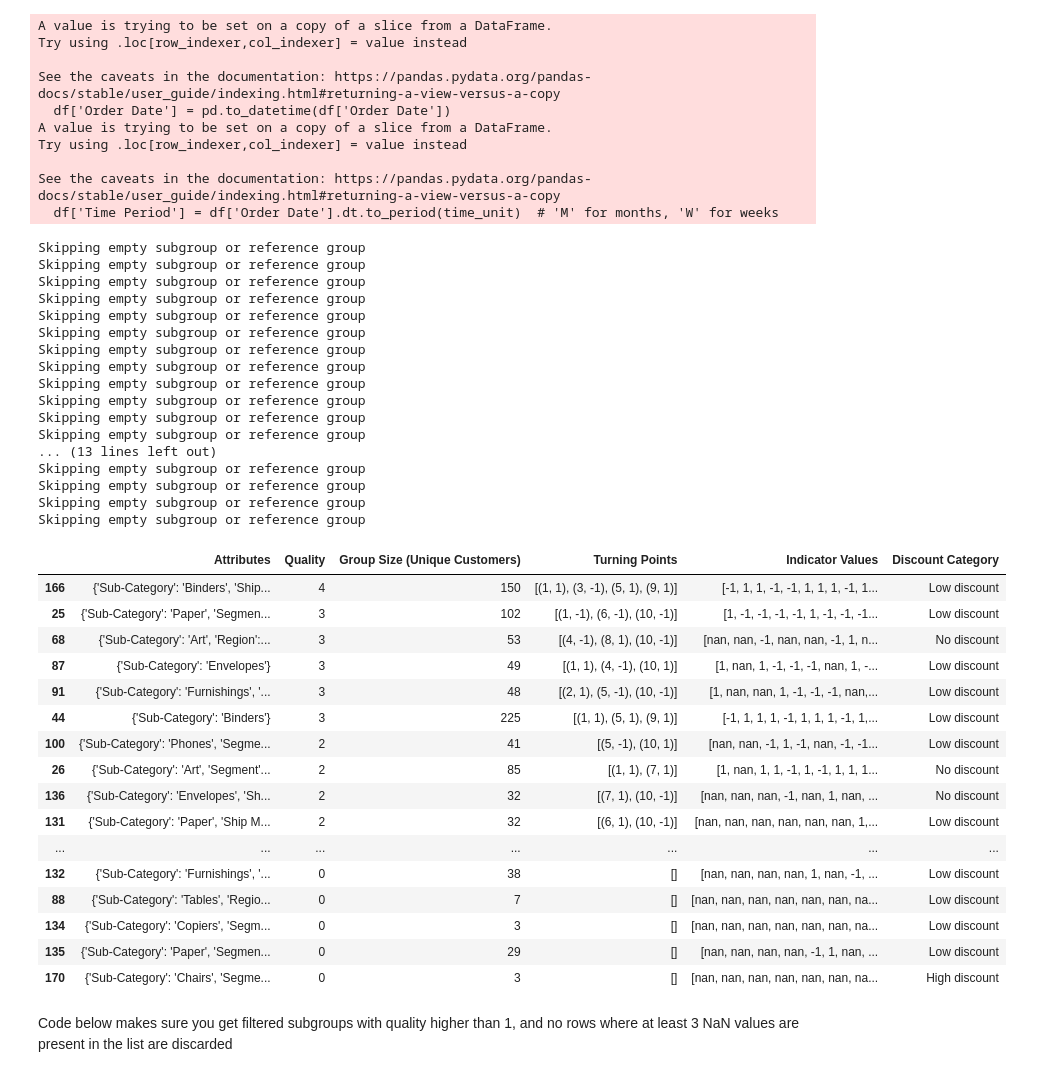
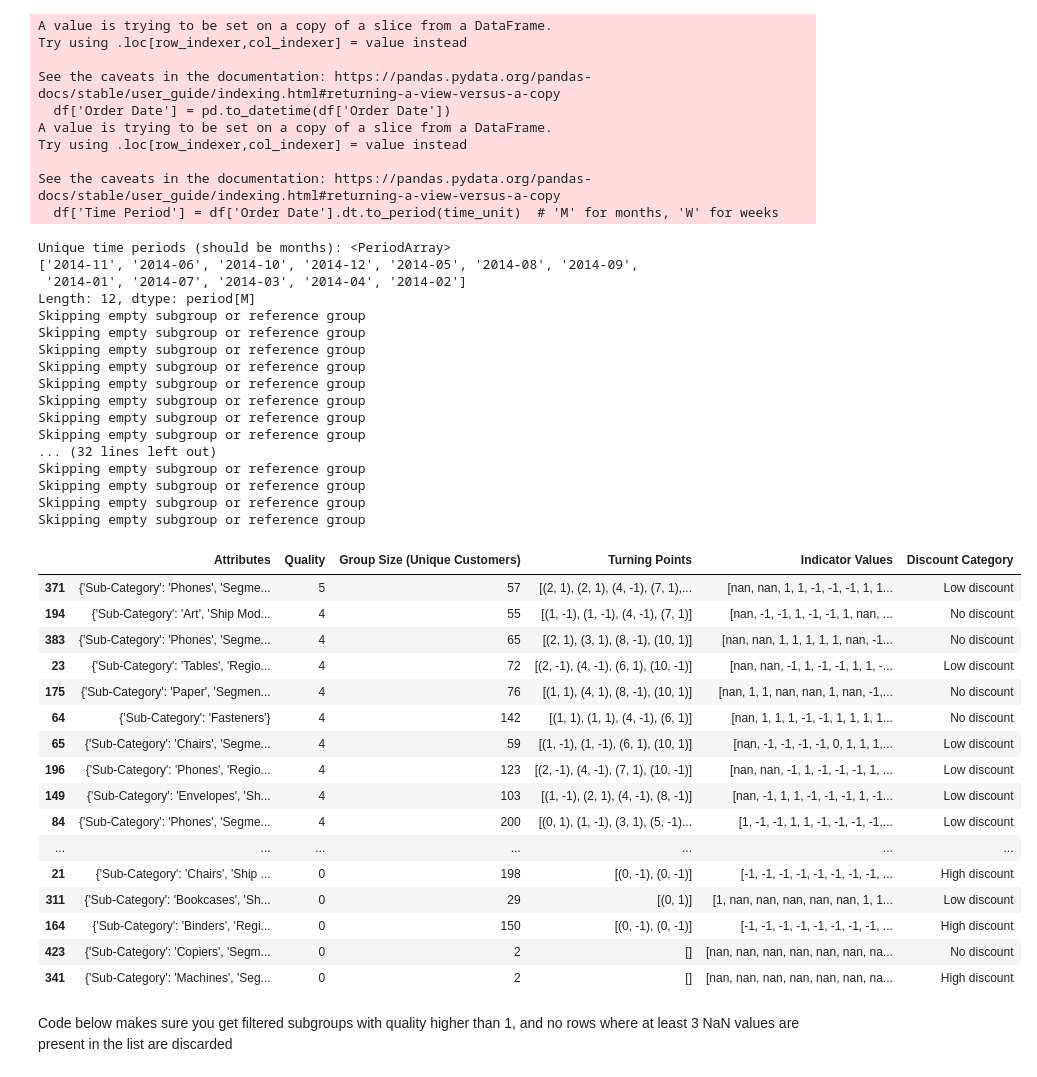
Before and after one commit to mauritzvanlingen/RTiDM-groep-2, a Jupyter notebook: subgroup_discovery.ipynb, the cells around one changed output. Drawn from its saved outputs; the diff is of its cells as text; code cells hidden in the pictures.

```diff
--- a/subgroup_discovery.ipynb
+++ b/subgroup_discovery.ipynb
@@ -103,9 +115,9 @@ import pandas as pd
 import matplotlib.pyplot as plt
 
 # Extract the year-week format from 'Order Date' to group by week
-train_data['Year-Week'] = train_data['Order Date'].dt.to_period('W')
-test_data['Year-Week'] = test_data['Order Date'].dt.to_period('W')
-
+train_data['Year-Week'] = train_data['Order Date'].dt.to_period('M')
+test_data['Year-Week'] = test_data['Order Date'].dt.to_period('M')
+print(train_data.shape)
 # Group by 'Year-Week' and calculate the average sales per week for both datasets
 avg_sales_per_week_train = train_data.groupby('Year-Week')['Sales'].mean()
 avg_sales_per_week_test = test_data.groupby('Year-Week')['Sales'].mean()
@@ -231,7 +244,7 @@ def discover_subgroups(df, attributes, k=5):
 
 # Example: Subgroup discovery based on 'Sub-Category', 'Segment', 'Region', and 'Ship Mode'
 attributes = ['Sub-Category', 'Segment', 'Region', 'Ship Mode']  # Variables for subgroup discovery
-best_subgroups_train = discover_subgroups(train_data, attributes, k=200)
+best_subgroups_train = discover_subgroups(train_data, attributes, k=500)
 
 # Convert the list of dictionaries (best_subgroups) into a DataFrame for better visualization
 subgroup_details_df_train = pd.DataFrame(best_subgroups_train)
@@ -314,10 +327,13 @@ def analyze_subgroups_with_indicator(subgroups, df, controllable_attributes, tar
     # Ensure "Order Date" is in datetime format
     df['Order Date'] = pd.to_datetime(df['Order Date'])
 
-    # Create a new time period column (either 'M' for months or 'W' for weeks)
+    # Create a new time period column based on months ('M') or weeks ('W')
     df['Time Period'] = df['Order Date'].dt.to_period(time_unit)  # 'M' for months, 'W' for weeks
 
-    # Define the complete time index for either 12 months or 52 weeks
+    # DEBUG: Print unique time periods to confirm it's by months
+    print(f"Unique time periods (should be months): {df['Time Period'].unique()}")
+
+    # Define the complete time index for months
     complete_time_index = pd.period_range(start=df['Time Period'].min(), end=df['Time Period'].max(), freq=time_unit)
 
     for subgroup in subgroups:
@@ -342,13 +358,13 @@ def analyze_subgroups_with_indicator(subgroups, df, controllable_attributes, tar
             continue
 
         A_ref_t = reference_data[controllable_attributes].mode()[0]  # Reference controllable attribute using mode for categorical data
-        Y_ref_t = reference_data.groupby('Time Period')[target_attribute].mean()  # Group by time period (month/week) and take mean of target attribute
+        Y_ref_t = reference_data.groupby('Time Period')[target_attribute].mean()  # Group by time period and take mean of target attribute
         theta = percentage / 100 * Y_ref_t.mean()  # Calculate the threshold as a percentage of Y_ref mean
 
         # Group the subgroup data by time period (month/week) and calculate the mean for numeric columns
         subgroup_period = subgroup_controlled.groupby('Time Period').agg({target_attribute: 'mean'})  # Mean for numeric
 
-        # Reindex to ensure we have consistent time periods (e.g., 12 months or 52 weeks)
+        # Reindex to ensure we have consistent time periods
         subgroup_period = subgroup_period.reindex(complete_time_index, fill_value=np.nan)
         Y_ref_t = Y_ref_t.reindex(complete_time_index, fill_value=np.nan)
 
@@ -365,6 +381,17 @@ def analyze_subgroups_with_indicator(subgroups, df, controllable_attributes, tar
 
         # Detect turning points based on the indicator values (ignoring NaNs in detection)
         turning_points = detect_turning_points(indicator_values, n_min=n_min)
+
+        # Ensure there is a non-NaN turning point at t = 0
+        if pd.isna(indicator_values[0]):
+            # Find the first non-NaN value and treat it as the new starting point
+            for idx, val in enumerate(indicator_values):
+                if not pd.isna(val):
+                    turning_points.insert(0, (idx, val))
+                    break
+        else:
+            # Add turning point at t = 0 if it's valid (not NaN)
+            turning_points.insert(0, (0, indicator_values[0]))
 
         # Exclude turning point at t = 0 from the quality count
         quality = len([tp for tp in turning_points if tp[0] != 0])
@@ -388,7 +415,7 @@ subgroups = best_subgroups_train
 controllable_attributes = 'Discount Category'  # Using 'Discount Category' as the controllable attribute
 target_attribute = 'Profit'  # The target variable for the analysis
 time_unit = 'M'  # 'M' for months, 'W' for weeks
-percentage = 5  # Percentage difference threshold for turning point detection
+percentage = 2  # Percentage difference threshold for turning point detection
 n_min = 2  # Minimum number of consecutive indicator values to confirm a turning point
 
 # Analyze the subgroups and detect turning points (on a monthly or weekly basis)
@@ -402,54 +429,54 @@ subgroup_details_df_sorted = subgroup_details_df.sort_values(by="Quality", ascen
 
 # Display the sorted DataFrame
 pd.set_option('display.max_rows', None)
 
 # Print the entire DataFrame with turning points
 subgroup_details_df_sorted
 # %% [output]
 A value is trying to be set on a copy of a slice from a DataFrame.
 Try using .loc[row_indexer,col_indexer] = value instead
 
 See the caveats in the documentation: https://pandas.pydata.org/pandas-docs/stable/user_guide/indexing.html#returning-a-view-versus-a-copy
   df['Order Date'] = pd.to_datetime(df['Order Date'])
 A value is trying to be set on a copy of a slice from a DataFrame.
 Try using .loc[row_indexer,col_indexer] = value instead
 
 See the caveats in the documentation: https://pandas.pydata.org/pandas-docs/stable/user_guide/indexing.html#returning-a-view-versus-a-copy
   df['Time Period'] = df['Order Date'].dt.to_period(time_unit)  # 'M' for months, 'W' for weeks
+Unique time periods (should be months): <PeriodArray>
+['2014-11', '2014-06', '2014-10', '2014-12', '2014-05', '2014-08', '2014-09',
+ '2014-01', '2014-07', '2014-03', '2014-04', '2014-02']
+Length: 12, dtype: period[M]
 Skipping empty subgroup or reference group
 Skipping empty subgroup or reference group
 Skipping empty subgroup or reference group
 Skipping empty subgroup or reference group
 Skipping empty subgroup or reference group
 Skipping empty subgroup or reference group
 Skipping empty subgroup or reference group
 Skipping empty subgroup or reference group
+... (32 lines left out)
 Skipping empty subgroup or reference group
 Skipping empty subgroup or reference group
 Skipping empty subgroup or reference group
 Skipping empty subgroup or reference group
-... (13 lines left out)
-Skipping empty subgroup or reference group
-Skipping empty subgroup or reference group
-Skipping empty subgroup or reference group
-Skipping empty subgroup or reference group
 |  | Attributes | Quality | Group Size (Unique Customers) | Turning Points | Indicator Values | Discount Category |
-| 166 | {'Sub-Category': 'Binders', 'Ship... | 4 | 150 | [(1, 1), (3, -1), (5, 1), (9, 1)] | [-1, 1, 1, -1, -1, 1, 1, 1, -1, 1... | Low discount |
-| 25 | {'Sub-Category': 'Paper', 'Segmen... | 3 | 102 | [(1, -1), (6, -1), (10, -1)] | [1, -1, -1, -1, -1, 1, -1, -1, -1... | Low discount |
-| 68 | {'Sub-Category': 'Art', 'Region':... | 3 | 53 | [(4, -1), (8, 1), (10, -1)] | [nan, nan, -1, nan, nan, -1, 1, n... | No discount |
-| 87 | {'Sub-Category': 'Envelopes'} | 3 | 49 | [(1, 1), (4, -1), (10, 1)] | [1, nan, 1, -1, -1, -1, nan, 1, -... | Low discount |
-| 91 | {'Sub-Category': 'Furnishings', '... | 3 | 48 | [(2, 1), (5, -1), (10, -1)] | [1, nan, nan, 1, -1, -1, -1, nan,... | Low discount |
-| 44 | {'Sub-Category': 'Binders'} | 3 | 225 | [(1, 1), (5, 1), (9, 1)] | [-1, 1, 1, 1, -1, 1, 1, 1, -1, 1,... | Low discount |
-| 100 | {'Sub-Category': 'Phones', 'Segme... | 2 | 41 | [(5, -1), (10, 1)] | [nan, nan, -1, 1, -1, nan, -1, -1... | Low discount |
-| 26 | {'Sub-Category': 'Art', 'Segment'... | 2 | 85 | [(1, 1), (7, 1)] | [1, nan, 1, 1, -1, 1, -1, 1, 1, 1... | No discount |
-| 136 | {'Sub-Category': 'Envelopes', 'Sh... | 2 | 32 | [(7, 1), (10, -1)] | [nan, nan, nan, -1, nan, 1, nan, ... | No discount |
-| 131 | {'Sub-Category': 'Paper', 'Ship M... | 2 | 32 | [(6, 1), (10, -1)] | [nan, nan, nan, nan, nan, nan, 1,... | Low discount |
+| 371 | {'Sub-Category': 'Phones', 'Segme... | 5 | 57 | [(2, 1), (2, 1), (4, -1), (7, 1),... | [nan, nan, 1, 1, -1, -1, -1, 1, 1... | Low discount |
+| 194 | {'Sub-Category': 'Art', 'Ship Mod... | 4 | 55 | [(1, -1), (1, -1), (4, -1), (7, 1)] | [nan, -1, -1, 1, -1, -1, 1, nan, ... | No discount |
+| 383 | {'Sub-Category': 'Phones', 'Segme... | 4 | 65 | [(2, 1), (3, 1), (8, -1), (10, 1)] | [nan, nan, 1, 1, 1, 1, 1, nan, -1... | No discount |
+| 23 | {'Sub-Category': 'Tables', 'Regio... | 4 | 72 | [(2, -1), (4, -1), (6, 1), (10, -1)] | [nan, nan, -1, 1, -1, -1, 1, 1, -... | Low discount |
+| 175 | {'Sub-Category': 'Paper', 'Segmen... | 4 | 76 | [(1, 1), (4, 1), (8, -1), (10, 1)] | [nan, 1, 1, nan, nan, 1, nan, -1,... | No discount |
+| 64 | {'Sub-Category': 'Fasteners'} | 4 | 142 | [(1, 1), (1, 1), (4, -1), (6, 1)] | [nan, 1, 1, 1, -1, -1, 1, 1, 1, 1... | No discount |
+| 65 | {'Sub-Category': 'Chairs', 'Segme... | 4 | 59 | [(1, -1), (1, -1), (6, 1), (10, 1)] | [nan, -1, -1, -1, -1, 0, 1, 1, 1,... | Low discount |
+| 196 | {'Sub-Category': 'Phones', 'Regio... | 4 | 123 | [(2, -1), (4, -1), (7, 1), (10, -1)] | [nan, nan, -1, 1, -1, -1, -1, 1, ... | Low discount |
+| 149 | {'Sub-Category': 'Envelopes', 'Sh... | 4 | 103 | [(1, -1), (2, 1), (4, -1), (8, -1)] | [nan, -1, 1, 1, -1, -1, -1, 1, -1... | Low discount |
+| 84 | {'Sub-Category': 'Phones', 'Segme... | 4 | 200 | [(0, 1), (1, -1), (3, 1), (5, -1)... | [1, -1, -1, 1, 1, -1, -1, -1, -1,... | Low discount |
 | ... | ... | ... | ... | ... | ... | ... |
-| 132 | {'Sub-Category': 'Furnishings', '... | 0 | 38 | [] | [nan, nan, nan, nan, 1, nan, -1, ... | Low discount |
-| 88 | {'Sub-Category': 'Tables', 'Regio... | 0 | 7 | [] | [nan, nan, nan, nan, nan, nan, na... | Low discount |
-| 134 | {'Sub-Category': 'Copiers', 'Segm... | 0 | 3 | [] | [nan, nan, nan, nan, nan, nan, na... | Low discount |
-| 135 | {'Sub-Category': 'Paper', 'Segmen... | 0 | 29 | [] | [nan, nan, nan, nan, -1, 1, nan, ... | Low discount |
-| 170 | {'Sub-Category': 'Chairs', 'Segme... | 0 | 3 | [] | [nan, nan, nan, nan, nan, nan, na... | High discount |
+| 21 | {'Sub-Category': 'Chairs', 'Ship ... | 0 | 198 | [(0, -1), (0, -1)] | [-1, -1, -1, -1, -1, -1, -1, -1, ... | High discount |
+| 311 | {'Sub-Category': 'Bookcases', 'Sh... | 0 | 29 | [(0, 1)] | [1, nan, nan, nan, nan, nan, 1, 1... | Low discount |
+| 164 | {'Sub-Category': 'Binders', 'Regi... | 0 | 150 | [(0, -1), (0, -1)] | [-1, -1, -1, -1, -1, -1, -1, -1, ... | High discount |
+| 423 | {'Sub-Category': 'Copiers', 'Segm... | 0 | 2 | [] | [nan, nan, nan, nan, nan, nan, na... | No discount |
+| 341 | {'Sub-Category': 'Machines', 'Seg... | 0 | 2 | [] | [nan, nan, nan, nan, nan, nan, na... | High discount |
 # %% [markdown]
 Code below makes sure you get filtered subgroups with quality higher than 1, and no rows where at least 3 NaN values are present in the list are discarded
 # %%
```
Also changed, not shown: parts of 8 cells of this notebook.
